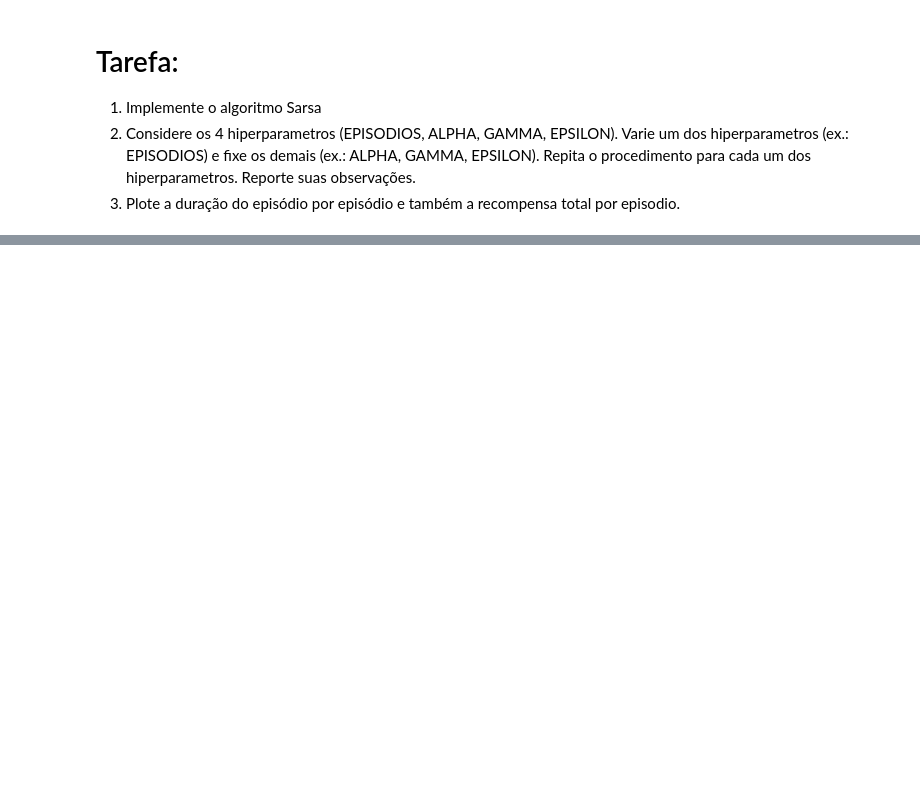
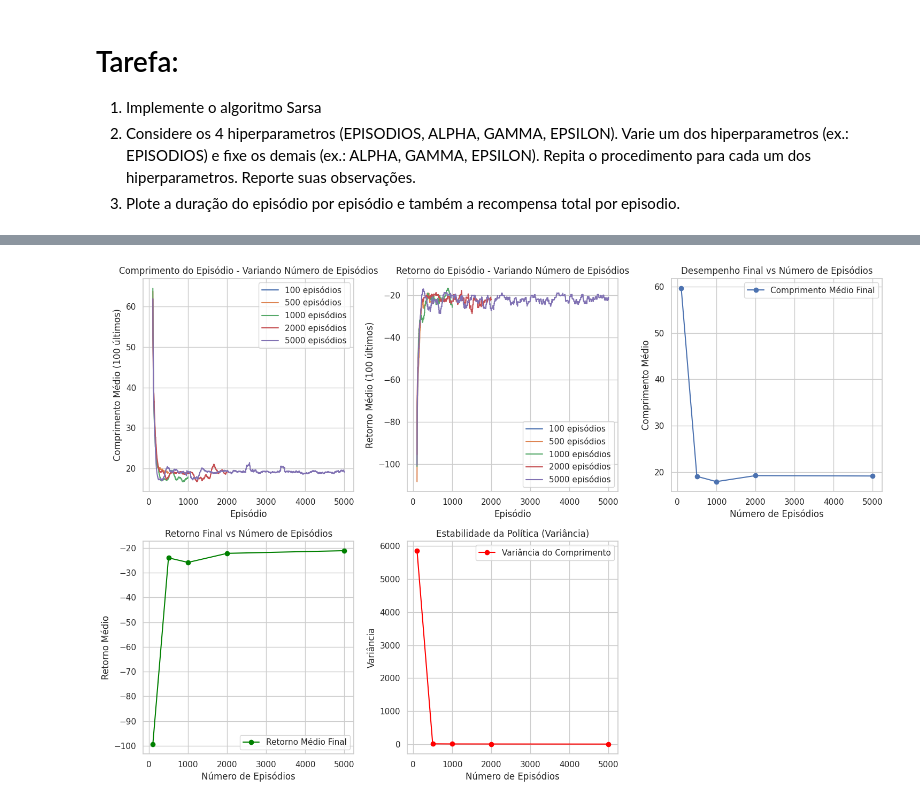
Before and after one commit to danluan/rl-labs, a Jupyter notebook: lab-7/lab_7_sarsa.ipynb, the cells around one changed output, grey strips where cells are left out. Cells and saved outputs as stored; diff of their text form; code cells hidden in the pictures; blank space fills up the shorter version.

```diff
--- a/lab-7/lab_7_sarsa.ipynb
+++ b/lab-7/lab_7_sarsa.ipynb
@@ -108,0 +234,83 @@ Image(filename=gif_path)
+# %%
+# Plotar resultados para variação de episódios
+plt.figure(figsize=(15, 10))
+
+# Plot 1: Comprimento médio dos últimos 100 episódios
+plt.subplot(2, 3, 1)
+for ep in episodios_variar:
+    ep_len = resultados_episodios[ep]['ep_len']
+    # Média móvel dos últimos 100 episódios
+    if len(ep_len) >= 100:
+        media_movel = pd.Series(ep_len).rolling(window=100).mean()
+        plt.plot(media_movel, label=f'{ep} episódios')
+plt.xlabel('Episódio')
+plt.ylabel('Comprimento Médio (100 últimos)')
+plt.title('Comprimento do Episódio - Variando Número de Episódios')
+plt.legend()
+plt.grid(True)
+
+# Plot 2: Retorno médio dos últimos 100 episódios
+plt.subplot(2, 3, 2)
+for ep in episodios_variar:
+    ep_ret = resultados_episodios[ep]['ep_ret']
+    if len(ep_ret) >= 100:
+        media_movel = pd.Series(ep_ret).rolling(window=100).mean()
+        plt.plot(media_movel, label=f'{ep} episódios')
+plt.xlabel('Episódio')
+plt.ylabel('Retorno Médio (100 últimos)')
+plt.title('Retorno do Episódio - Variando Número de Episódios')
+plt.legend()
+plt.grid(True)
+
+# Plot 3: Desempenho final (últimos 100 episódios)
+plt.subplot(2, 3, 3)
+comprimentos_finais = []
+retornos_finais = []
+for ep in episodios_variar:
+    ep_len = resultados_episodios[ep]['ep_len']
+    ep_ret = resultados_episodios[ep]['ep_ret']
+    comprimentos_finais.append(np.mean(ep_len[-100:]) if len(ep_len) >= 100 else np.mean(ep_len))
+    retornos_finais.append(np.mean(ep_ret[-100:]) if len(ep_ret) >= 100 else np.mean(ep_ret))
+
+plt.plot(episodios_variar, comprimentos_finais, 'o-', label='Comprimento Médio Final')
+plt.xlabel('Número de Episódios')
+plt.ylabel('Comprimento Médio')
+plt.title('Desempenho Final vs Número de Episódios')
+plt.grid(True)
+plt.legend()
+
+# Plot 4: Retorno final
+plt.subplot(2, 3, 4)
+plt.plot(episodios_variar, retornos_finais, 'o-', color='green', label='Retorno Médio Final')
+plt.xlabel('Número de Episódios')
+plt.ylabel('Retorno Médio')
+plt.title('Retorno Final vs Número de Episódios')
+plt.grid(True)
+plt.legend()
+
+# Plot 5: Convergência (últimos 100 episódios - variância)
+plt.subplot(2, 3, 5)
+variancia_comprimento = []
+for ep in episodios_variar:
+    ep_len = resultados_episodios[ep]['ep_len']
+    variancia_comprimento.append(np.var(ep_len[-100:]) if len(ep_len) >= 100 else np.var(ep_len))
+
+plt.plot(episodios_variar, variancia_comprimento, 'o-', color='red', label='Variância do Comprimento')
+plt.xlabel('Número de Episódios')
+plt.ylabel('Variância')
+plt.title('Estabilidade da Política (Variância)')
+plt.grid(True)
+plt.legend()
+
+plt.tight_layout()
+plt.show()
+
+# Análise textual
+print("\n=== ANÁLISE DO IMPACTO DO NÚMERO DE EPISÓDIOS ===")
+for i, ep in enumerate(episodios_variar):
+    print(f"\n{ep} episódios:")
+    print(f"  Comprimento médio final: {comprimentos_finais[i]:.2f}")
+    print(f"  Retorno médio final: {retornos_finais[i]:.2f}")
+    print(f"  Variância do comprimento: {variancia_comprimento[i]:.2f}")
+# %% [output]
+[figure, added]
```
Also changed, not shown: parts of 22 cells of this notebook, 1 other file.
